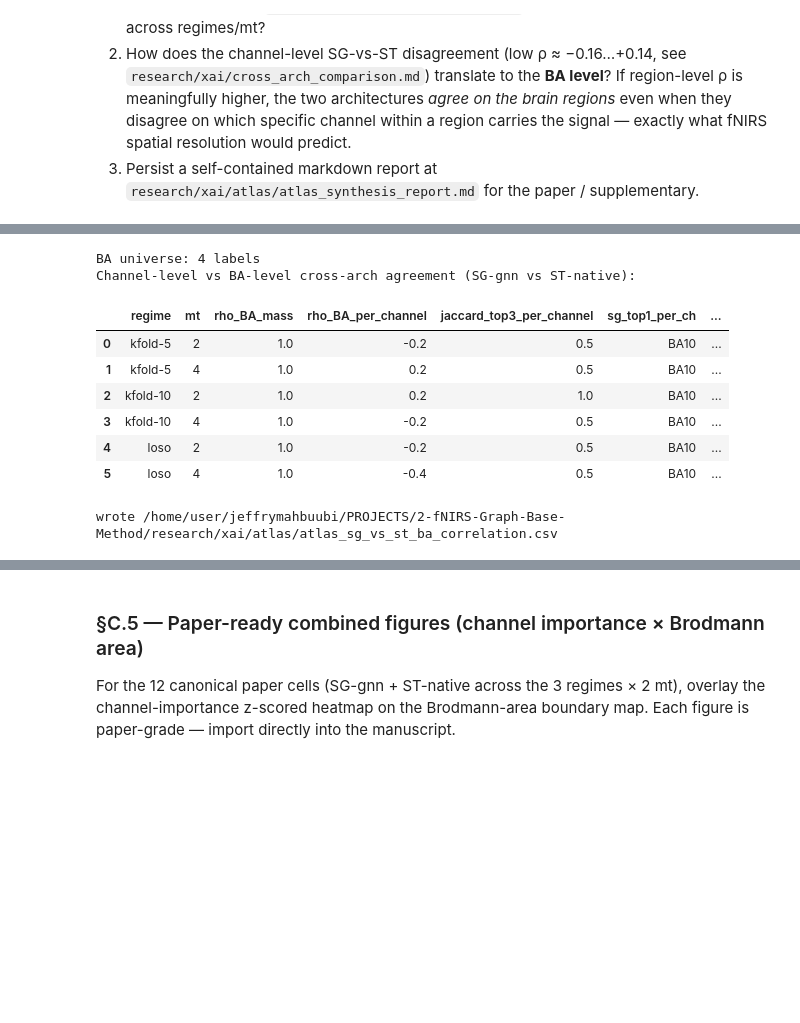
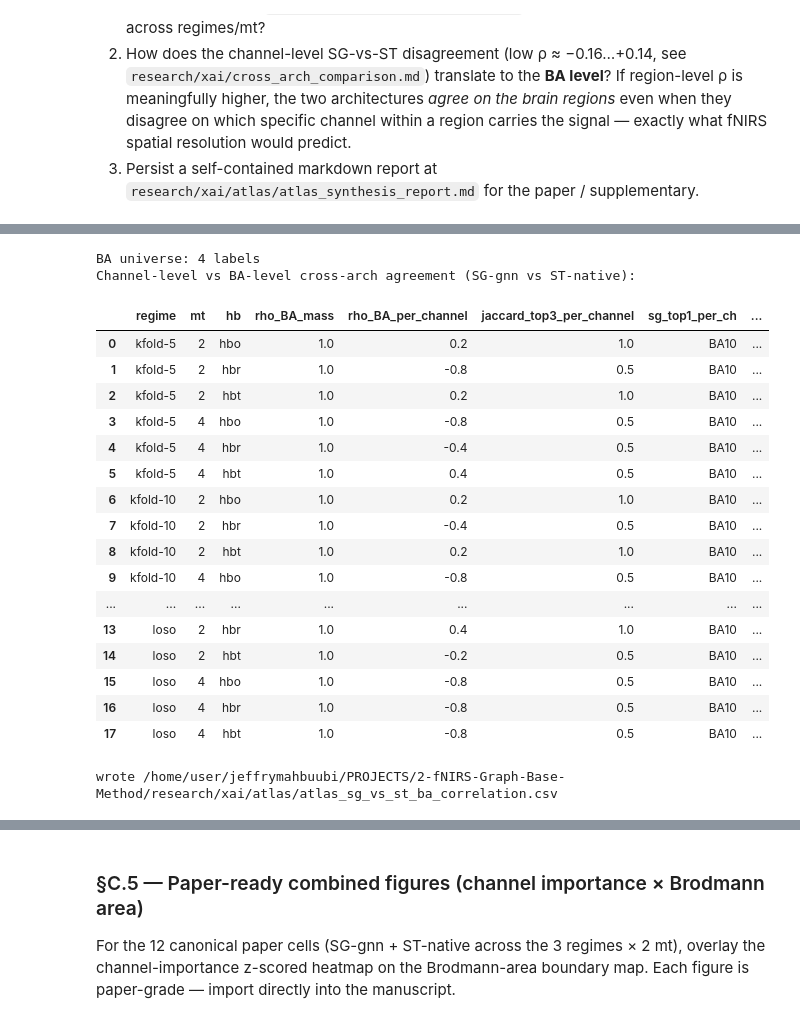
Before and after one commit to jeffrymahbuubi/fNIRS-Project-Graph-Base-Method, a Jupyter notebook: src/notebook/xai/04_atlas_registration.ipynb, the cells around one changed output, grey strips where cells are left out. Saved outputs shown, nothing was run; the diff lists cells and outputs as text; code cells hidden in the pictures; blank space fills up the shorter version.

```diff
--- a/src/notebook/xai/04_atlas_registration.ipynb
+++ b/src/notebook/xai/04_atlas_registration.ipynb
@@ -420,72 +478,83 @@ Top-3 Brodmann areas per cell (any-hemi collapsed):
 wrote /home/user/jeffrymahbuubi/PROJECTS/2-fNIRS-Graph-Base-Method/research/xai/atlas/atlas_cross_cell_top3.csv
 # %%
-# §C.3 — BA-level cross-arch agreement, TWO metrics:
-#   (a) raw-mass ranking — Σ channel_imp × P(ch∈BA). Dominated by channel count
-#       per BA (BA8=8 channels, BA46=3 channels), so high ρ here is partly a
-#       structural artefact of the montage rather than a scientific finding.
-#   (b) per-channel-mean ranking — region_mean / n_channels_contributing.
-#       Removes the channel-count bias; this is the meaningful cross-arch metric.
+# §C.3 — BA-level cross-arch agreement, per chromophore (rev. 6).
+# Two metrics:
+#   (a) raw-mass — Σ channel_imp × P(ch∈BA). Dominated by channel count per BA
+#       (BA8=8, BA46=3); high ρ here is partly a structural artefact of the
+#       montage rather than a scientific finding.
+#   (b) per-channel-mean — region_mean / n_channels_contributing. Removes the
+#       channel-count bias; this is the meaningful cross-arch metric.
 
 all_ba_keys = sorted(all_collapsed['ba_label'].unique())
 print(f'BA universe: {len(all_ba_keys)} labels')
 
-def _ba_vector(arch, regime, mt, sub, metric='score'):
+def _ba_vector(arch, regime, mt, sub, metric='score', hb=None):
     sub_df = all_collapsed[(all_collapsed['arch'] == arch) & (all_collapsed['regime'] == regime)
                             & (all_collapsed['mt'] == mt) & (all_collapsed['sub'] == sub)]
+    if hb is not None:
+        sub_df = sub_df[sub_df['hb'] == hb]
     if metric == 'score':
         s = sub_df.set_index('ba_label')['score']
     elif metric == 'per_channel':
-        # weighted mean: total weighted importance / total channels contributing.
-        # Removes the channel-count bias of the raw-mass ranking.
         per_ch = sub_df.set_index('ba_label')['score'] / sub_df.set_index('ba_label')['n_channels_contrib']
         s = per_ch
     else:
         raise ValueError(metric)
     return np.array([float(s.get(b, 0.0)) for b in all_ba_keys])
 
 ba_corr_rows = []
 for regime in ['kfold-5', 'kfold-10', 'loso']:
     for mt in [2, 4]:
-        sg_mass    = _ba_vector('sg', regime, mt, 'gnn',    'score')
-        st_mass    = _ba_vector('st', regime, mt, 'native', 'score')
-        sg_per_ch  = _ba_vector('sg', regime, mt, 'gnn',    'per_channel')
-        st_per_ch  = _ba_vector('st', regime, mt, 'native', 'per_channel')
-        if not (sg_mass.any() and st_mass.any()):
-            continue
-        rho_mass,    _ = spearmanr(sg_mass,   st_mass)
-        rho_per_ch,  _ = spearmanr(sg_per_ch, st_per_ch)
-        # Top-3 set overlap on per-channel-mean ranking (the unbiased one)
-        top_sg = set([all_ba_keys[i] for i in np.argsort(-sg_per_ch)[:3]])
-        top_st = set([all_ba_keys[i] for i in np.argsort(-st_per_ch)[:3]])
-        jac3 = len(top_sg & top_st) / max(len(top_sg | top_st), 1)
-        ba_corr_rows.append({
-            'regime': regime, 'mt': mt,
-            'rho_BA_mass':              round(float(rho_mass),   3),
-            'rho_BA_per_channel':       round(float(rho_per_ch), 3),
-            'jaccard_top3_per_channel': round(float(jac3),       3),
-            'sg_top1_per_ch': max(zip(sg_per_ch, all_ba_keys))[1].replace('Brodmann.', 'BA'),
-            'st_top1_per_ch': max(zip(st_per_ch, all_ba_keys))[1].replace('Brodmann.', 'BA'),
-        })
+        for hb in ['hbo', 'hbr', 'hbt']:
+            sg_mass    = _ba_vector('sg', regime, mt, 'gnn',    'score')
+            st_mass    = _ba_vector('st', regime, mt, 'native', 'score',       hb=hb)
+            sg_per_ch  = _ba_vector('sg', regime, mt, 'gnn',    'per_channel')
+            st_per_ch  = _ba_vector('st', regime, mt, 'native', 'per_channel', hb=hb)
+            if not (sg_mass.any() and st_mass.any()):
+                continue
+            rho_mass,    _ = spearmanr(sg_mass,   st_mass)
+            rho_per_ch,  _ = spearmanr(sg_per_ch, st_per_ch)
+            top_sg = set([all_ba_keys[i] for i in np.argsort(-sg_per_ch)[:3]])
+            top_st = set([all_ba_keys[i] for i in np.argsort(-st_per_ch)[:3]])
+            jac3 = len(top_sg & top_st) / max(len(top_sg | top_st), 1)
+            ba_corr_rows.append({
+                'regime': regime, 'mt': mt, 'hb': hb,
+                'rho_BA_mass':              round(float(rho_mass),   3),
+                'rho_BA_per_channel':       round(float(rho_per_ch), 3),
+                'jaccard_top3_per_channel': round(float(jac3),       3),
+                'sg_top1_per_ch': max(zip(sg_per_ch, all_ba_keys))[1].replace('Brodmann.', 'BA'),
+                'st_top1_per_ch': max(zip(st_per_ch, all_ba_keys))[1].replace('Brodmann.', 'BA'),
+            })
 ba_corr = pd.DataFrame(ba_corr_rows)
 
 chan_corr = pd.read_csv(PROJECT_ROOT / 'research' / 'xai' / 'cross_arch_comparison.csv')
-chan_subset = chan_corr[['regime','mt','rho_channel_rank','jaccard_top10','rho_pair_offdiag']].copy()
-merged = ba_corr.merge(chan_subset, on=['regime','mt'])
+chan_subset = chan_corr[['regime','mt','hb','rho_channel_rank','jaccard_top10','rho_pair_offdiag']].copy()
+merged = ba_corr.merge(chan_subset, on=['regime','mt','hb'])
 print('Channel-level vs BA-level cross-arch agreement (SG-gnn vs ST-native):')
 display(merged)
 
 merged.to_csv(ATLAS_OUT / 'atlas_sg_vs_st_ba_correlation.csv', index=False)
 print(f'wrote {ATLAS_OUT / "atlas_sg_vs_st_ba_correlation.csv"}')
 # %% [output]
 BA universe: 4 labels
 Channel-level vs BA-level cross-arch agreement (SG-gnn vs ST-native):
-|  | regime | mt | rho_BA_mass | rho_BA_per_channel | jaccard_top3_per_channel | sg_top1_per_ch | ... |
-| 0 | kfold-5 | 2 | 1.0 | -0.2 | 0.5 | BA10 | ... |
-| 1 | kfold-5 | 4 | 1.0 | 0.2 | 0.5 | BA10 | ... |
-| 2 | kfold-10 | 2 | 1.0 | 0.2 | 1.0 | BA10 | ... |
-| 3 | kfold-10 | 4 | 1.0 | -0.2 | 0.5 | BA10 | ... |
-| 4 | loso | 2 | 1.0 | -0.2 | 0.5 | BA10 | ... |
-| 5 | loso | 4 | 1.0 | -0.4 | 0.5 | BA10 | ... |
+|  | regime | mt | hb | rho_BA_mass | rho_BA_per_channel | jaccard_top3_per_channel | sg_top1_per_ch | ... |
+| 0 | kfold-5 | 2 | hbo | 1.0 | 0.2 | 1.0 | BA10 | ... |
+| 1 | kfold-5 | 2 | hbr | 1.0 | -0.8 | 0.5 | BA10 | ... |
+| 2 | kfold-5 | 2 | hbt | 1.0 | 0.2 | 1.0 | BA10 | ... |
+| 3 | kfold-5 | 4 | hbo | 1.0 | -0.8 | 0.5 | BA10 | ... |
+| 4 | kfold-5 | 4 | hbr | 1.0 | -0.4 | 0.5 | BA10 | ... |
+| 5 | kfold-5 | 4 | hbt | 1.0 | 0.4 | 0.5 | BA10 | ... |
+| 6 | kfold-10 | 2 | hbo | 1.0 | 0.2 | 1.0 | BA10 | ... |
+| 7 | kfold-10 | 2 | hbr | 1.0 | -0.4 | 0.5 | BA10 | ... |
+| 8 | kfold-10 | 2 | hbt | 1.0 | 0.2 | 1.0 | BA10 | ... |
+| 9 | kfold-10 | 4 | hbo | 1.0 | -0.8 | 0.5 | BA10 | ... |
+| ... | ... | ... | ... | ... | ... | ... | ... | ... |
+| 13 | loso | 2 | hbr | 1.0 | 0.4 | 1.0 | BA10 | ... |
+| 14 | loso | 2 | hbt | 1.0 | -0.2 | 0.5 | BA10 | ... |
+| 15 | loso | 4 | hbo | 1.0 | -0.8 | 0.5 | BA10 | ... |
+| 16 | loso | 4 | hbr | 1.0 | -0.8 | 0.5 | BA10 | ... |
+| 17 | loso | 4 | hbt | 1.0 | -0.8 | 0.5 | BA10 | ... |
 wrote /home/user/jeffrymahbuubi/PROJECTS/2-fNIRS-Graph-Base-Method/research/xai/atlas/atlas_sg_vs_st_ba_correlation.csv
 # %%
 # §C.4 — Persist the synthesis as a self-contained markdown report.
```
Also changed, not shown: parts of 7 cells of this notebook, 1 other file.
